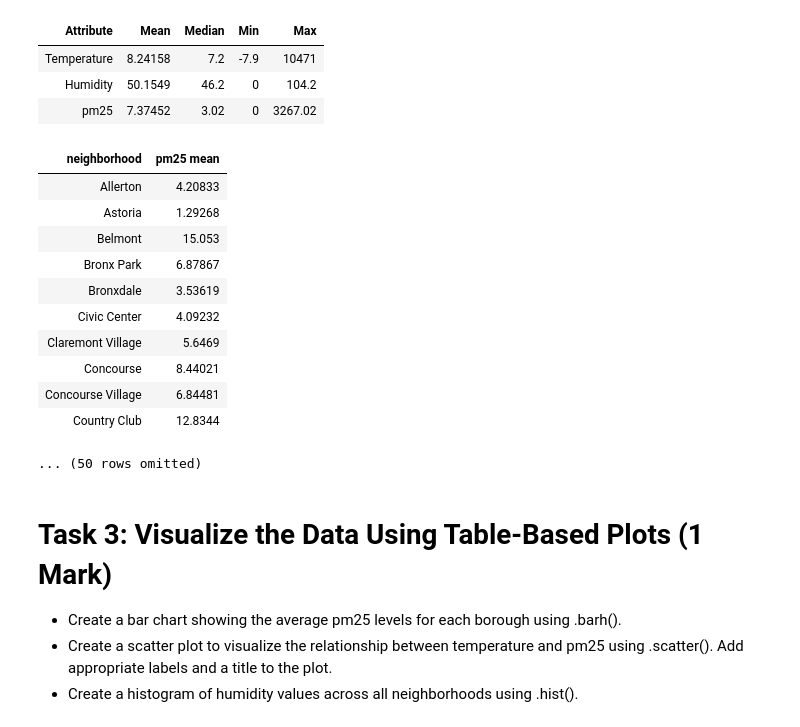
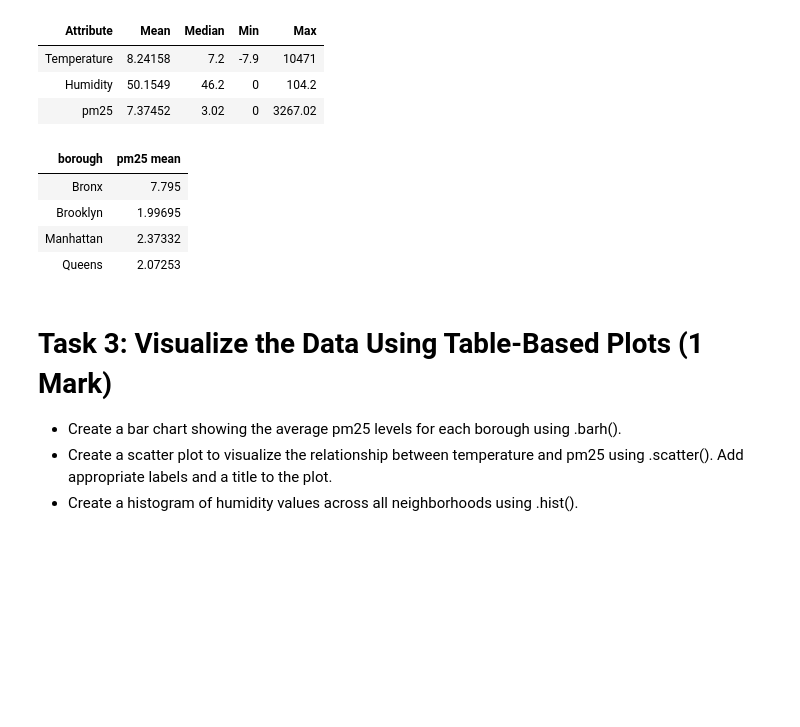
Before and after one commit to Abdulla-man/Found_Data_Science, a Jupyter notebook: Abdulla_Almarzooqi_Activity2.ipynb, the cells around one changed output. Cells and saved outputs as stored; diff of their text form; code cells hidden in the pictures; blank space fills up the shorter version.

```diff
--- a/Abdulla_Almarzooqi_Activity2.ipynb
+++ b/Abdulla_Almarzooqi_Activity2.ipynb
@@ -215,25 +215,18 @@ statsTable.show()
 # %%
 # Group the data by borough and calculate the average pm25 levels for each borough using .group() or .pivot().
 
-# Create new table by Select 'neighborhood', 'pm25' then use .group() to calculate the mean
+# Create new table by Select 'borough', 'pm25' then use .group() to calculate the mean
 
-borough_pm25_avg = table1.select('neighborhood', 'pm25').group('neighborhood', np.mean)
+borough_pm25_avg = table1.select('borough', 'pm25').group('borough', np.mean)
 
 #showing first 10 rows
 borough_pm25_avg.show(10)
 # %% [output]
-| neighborhood | pm25 mean |
-| Allerton | 4.20833 |
-| Astoria | 1.29268 |
-| Belmont | 15.053 |
-| Bronx Park | 6.87867 |
-| Bronxdale | 3.53619 |
-| Civic Center | 4.09232 |
-| Claremont Village | 5.6469 |
-| Concourse | 8.44021 |
-| Concourse Village | 6.84481 |
-| Country Club | 12.8344 |
+| borough | pm25 mean |
+| Bronx | 7.795 |
+| Brooklyn | 1.99695 |
+| Manhattan | 2.37332 |
+| Queens | 2.07253 |
-... (50 rows omitted)
 # %% [markdown]
 # Task 3: Visualize the Data Using Table-Based Plots (1 Mark)
 
```
Also changed, not shown: parts of 3 cells of this notebook.
